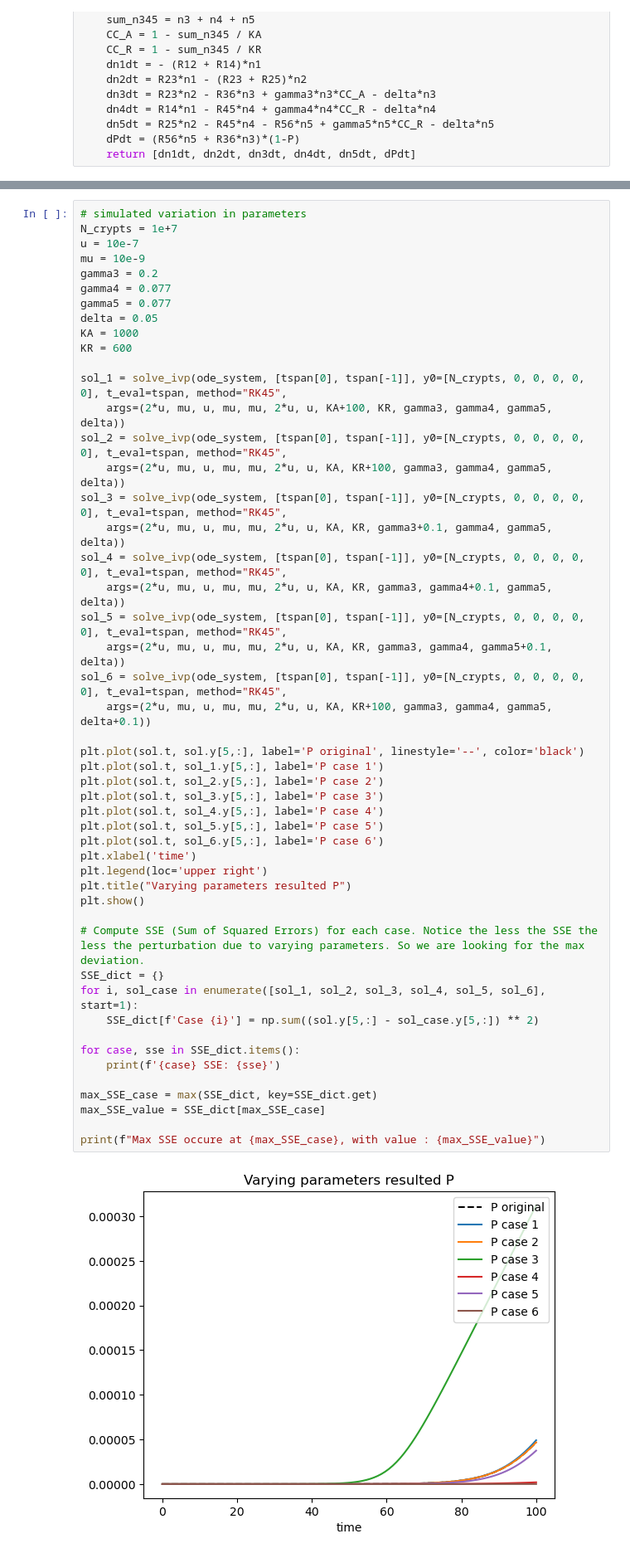
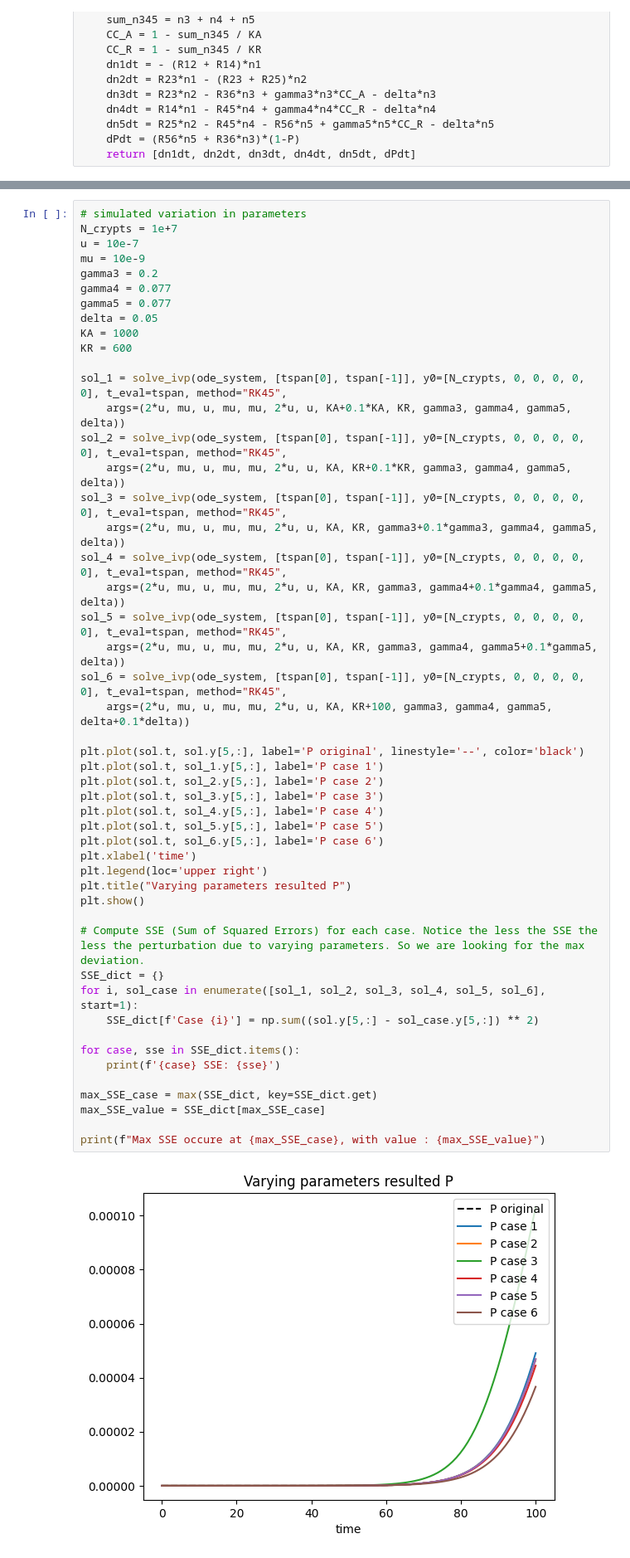
Before and after one commit to ivanygao/UW_AMATH422-522_AspirinColorectalCancer, a Jupyter notebook: sensitivity.ipynb, the cells around one changed output, grey strips where cells are left out. Shown: that part at 83% size. Saved outputs shown, nothing was run; the diff lists cells and outputs as text.

```diff
--- a/sensitivity.ipynb
+++ b/sensitivity.ipynb
@@ -147,41 +145,41 @@ KA = 1000
 KR = 600
 
 sol_1 = solve_ivp(ode_system, [tspan[0], tspan[-1]], y0=[N_crypts, 0, 0, 0, 0, 0], t_eval=tspan, method="RK45",
-    args=(2*u, mu, u, mu, mu, 2*u, u, KA+100, KR, gamma3, gamma4, gamma5, delta))
+    args=(2*u, mu, u, mu, mu, 2*u, u, KA+0.1*KA, KR, gamma3, gamma4, gamma5, delta))
 sol_2 = solve_ivp(ode_system, [tspan[0], tspan[-1]], y0=[N_crypts, 0, 0, 0, 0, 0], t_eval=tspan, method="RK45",
-    args=(2*u, mu, u, mu, mu, 2*u, u, KA, KR+100, gamma3, gamma4, gamma5, delta))
+    args=(2*u, mu, u, mu, mu, 2*u, u, KA, KR+0.1*KR, gamma3, gamma4, gamma5, delta))
 sol_3 = solve_ivp(ode_system, [tspan[0], tspan[-1]], y0=[N_crypts, 0, 0, 0, 0, 0], t_eval=tspan, method="RK45",
-    args=(2*u, mu, u, mu, mu, 2*u, u, KA, KR, gamma3+0.1, gamma4, gamma5, delta))
+    args=(2*u, mu, u, mu, mu, 2*u, u, KA, KR, gamma3+0.1*gamma3, gamma4, gamma5, delta))
 sol_4 = solve_ivp(ode_system, [tspan[0], tspan[-1]], y0=[N_crypts, 0, 0, 0, 0, 0], t_eval=tspan, method="RK45",
-    args=(2*u, mu, u, mu, mu, 2*u, u, KA, KR, gamma3, gamma4+0.1, gamma5, delta))
+    args=(2*u, mu, u, mu, mu, 2*u, u, KA, KR, gamma3, gamma4+0.1*gamma4, gamma5, delta))
 sol_5 = solve_ivp(ode_system, [tspan[0], tspan[-1]], y0=[N_crypts, 0, 0, 0, 0, 0], t_eval=tspan, method="RK45",
-    args=(2*u, mu, u, mu, mu, 2*u, u, KA, KR, gamma3, gamma4, gamma5+0.1, delta))
+    args=(2*u, mu, u, mu, mu, 2*u, u, KA, KR, gamma3, gamma4, gamma5+0.1*gamma5, delta))
 sol_6 = solve_ivp(ode_system, [tspan[0], tspan[-1]], y0=[N_crypts, 0, 0, 0, 0, 0], t_eval=tspan, method="RK45",
-    args=(2*u, mu, u, mu, mu, 2*u, u, KA, KR+100, gamma3, gamma4, gamma5, delta+0.1))
+    args=(2*u, mu, u, mu, mu, 2*u, u, KA, KR+100, gamma3, gamma4, gamma5, delta+0.1*delta))
 
 plt.plot(sol.t, sol.y[5,:], label='P original', linestyle='--', color='black')
 plt.plot(sol.t, sol_1.y[5,:], label='P case 1')
 plt.plot(sol.t, sol_2.y[5,:], label='P case 2')
 plt.plot(sol.t, sol_3.y[5,:], label='P case 3')
 plt.plot(sol.t, sol_4.y[5,:], label='P case 4')
 plt.plot(sol.t, sol_5.y[5,:], label='P case 5')
 plt.plot(sol.t, sol_6.y[5,:], label='P case 6')
 plt.xlabel('time')
 plt.legend(loc='upper right')
 plt.title("Varying parameters resulted P")
 plt.show()
 
 # Compute SSE (Sum of Squared Errors) for each case. Notice the less the SSE the less the perturbation due to varying parameters. So we are looking for the max deviation.
 SSE_dict = {}
 for i, sol_case in enumerate([sol_1, sol_2, sol_3, sol_4, sol_5, sol_6], start=1):
     SSE_dict[f'Case {i}'] = np.sum((sol.y[5,:] - sol_case.y[5,:]) ** 2)
 
 for case, sse in SSE_dict.items():
     print(f'{case} SSE: {sse}')
 
 max_SSE_case = max(SSE_dict, key=SSE_dict.get)
 max_SSE_value = SSE_dict[max_SSE_case]
 
 print(f"Max SSE occure at {max_SSE_case}, with value : {max_SSE_value}")
 # %% [output]
-[figure, old version]
+[figure, new version]
```
Also changed, not shown: parts of 4 cells of this notebook.
